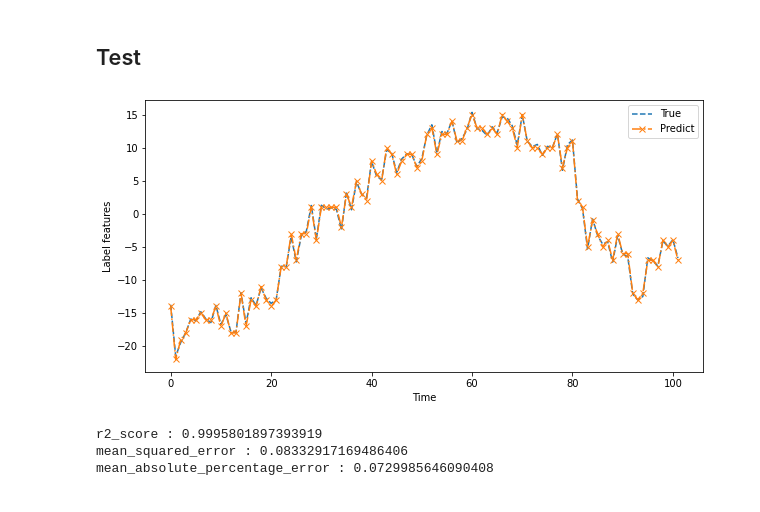
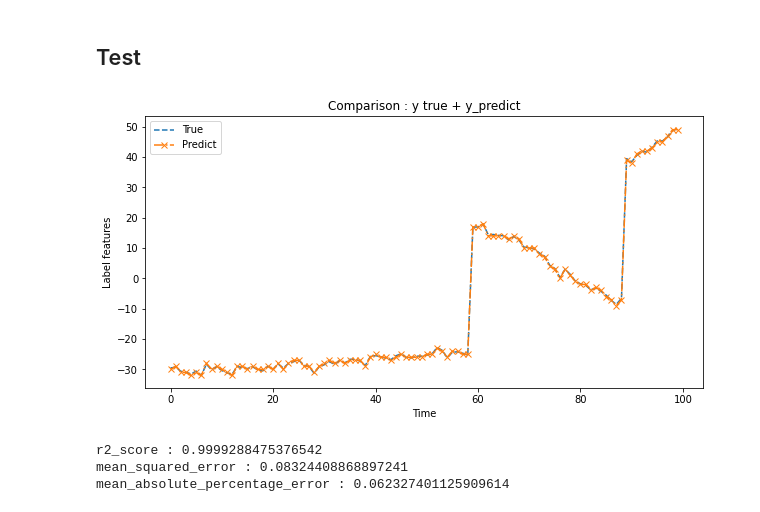
Before and after one commit to sconle/HMM, a Jupyter notebook: myScripts/data_generation.ipynb, the cells around one changed output. Drawn from its saved outputs; the diff is of its cells as text; code cells hidden in the pictures.

```diff
--- a/myScripts/data_generation.ipynb
+++ b/myScripts/data_generation.ipynb
@@ -12,5 +12,12 @@ from myHmmPackage.cluster_decoder import ClusterDecoder
 from sklearn.metrics import r2_score, mean_squared_error, mean_absolute_percentage_error
 import matplotlib.pyplot as plt
 print('done')
+
+print("Creating a directory for saving the figures ...", end="")
+FIG_PATH = "data_generation_figures"
+import os
+if not os.path.exists(FIG_PATH):
+    os.makedirs(FIG_PATH)
+print(f"done - All figures will be downloaded under the directory '{FIG_PATH}/'")
 # %% [output]
 Importing librairies ... done
@@ -19,7 +27,7 @@ Importing librairies ... done
 # %%
 ### data ###
 n_samples = 100 #n_trials
-n_time_points = 102
+n_time_points = 100
 n_regions = 2 #IC ou region ou electrod ou channels
 n_label_features = 48
 n_clusters = 4 # n_clusters
@@ -70,19 +78,28 @@ transition = np.concatenate(([0],np.sort(transition),[n_time_points]))
 data_type = 'sinusoidal' # valid input : constant, random, sinusoidal
 
 if data_type == 'constant' :
-    X = get_constant_X()
+    X_train = get_constant_X()
+    X_test = get_constant_X()
+
 elif data_type == 'random' :
-    X = get_random_X()
+    X_train = get_random_X()
+    X_test = get_random_X()
+
 elif data_type == 'sinusoidal' :
-    X = get_sinusoidal_X()
-else : raise ValueError(f"Input received : '{data_type}. Valid input : 'constant', 'random', 'sinusoidal''")
+    X_train = get_sinusoidal_X()
+    X_test = get_sinusoidal_X()
+
+else :
+    raise ValueError(f"Input received : '{data_type}. Valid input : 'constant', 'random', 'sinusoidal''")
 
 W = np.random.randint(low=-10, high=10,size=(n_clusters, n_regions, n_label_features))
 
-gamma = np.array([[1 if (transition[(j)] <= i) and (i < transition[(j+1)]) else 0 for i in range(n_time_points)]
+gamma = np.array([[0 if (transition[(j)] <= i) and (i < transition[(j+1)]) else 1 for i in range(n_time_points)]
                 for j in range(n_clusters)],dtype=int)
 W_mix = get_mix_models(gamma, W)
-y = get_y(X, W_mix)
+
+y_train = get_y(X_train, W_mix)
+y_test = get_y(X_test, W_mix)
 # %% [markdown]
 ## Plot
 # %% [markdown]
@@ -139,7 +158,7 @@ plt.show()
 # %%
 print(f"Starting cluster decoder ... ")
 clf = ClusterDecoder(n_clusters=n_clusters, method='sequential', max_iter=1e3)
-clf.fit(X,y) # renvoie gamma et W
+clf.fit(X_train,y_train) # renvoie gamma et W
 print('done\n')
 # %% [output]
 Starting cluster decoder ...
@@ -185,22 +221,24 @@ plt.show()
 # %%
 id_sample = 0
 id_feat = 0
 plt.figure(figsize=(10,5))
-plt.plot(y[id_sample,:,id_feat].T, '--', label="True")
-plt.plot(clf.predict(X)[id_sample,:,id_feat].T, '-.x', label="Predict")
+plt.plot(y_train[id_sample,:,id_feat].T, '--', label="True")
+plt.plot(clf.predict(X_train)[id_sample,:,id_feat].T, '-.x', label="Predict")
 plt.legend()
 plt.xlabel("Time")
 plt.ylabel("Label features")
+plt.title("Comparison : y true + y_predict")
+plt.savefig(FIG_PATH+"/results_y_train_;_y_predict")
 plt.show()
 # %% [output]
-[figure, old version]
+[figure, new version]
 # %%
-y_true = y.flatten()
-y_predict = clf.predict(X).flatten()
+y_true = y_train.flatten()
+y_predict = clf.predict(X_train).flatten()
 print(f"r2_score : {r2_score(y_true, y_predict)}")
 print(f"mean_squared_error : {mean_squared_error(y_true, y_predict)}")
 print(f"mean_absolute_percentage_error : {mean_absolute_percentage_error(y_true, y_predict)}")
 # %% [output]
-r2_score : 0.9995801897393919
-mean_squared_error : 0.08332917169486406
-mean_absolute_percentage_error : 0.0729985646090408
+r2_score : 0.9999288475376542
+mean_squared_error : 0.08324408868897241
+mean_absolute_percentage_error : 0.062327401125909614
```
Also changed, not shown: parts of 12 cells of this notebook, 5 other files.
